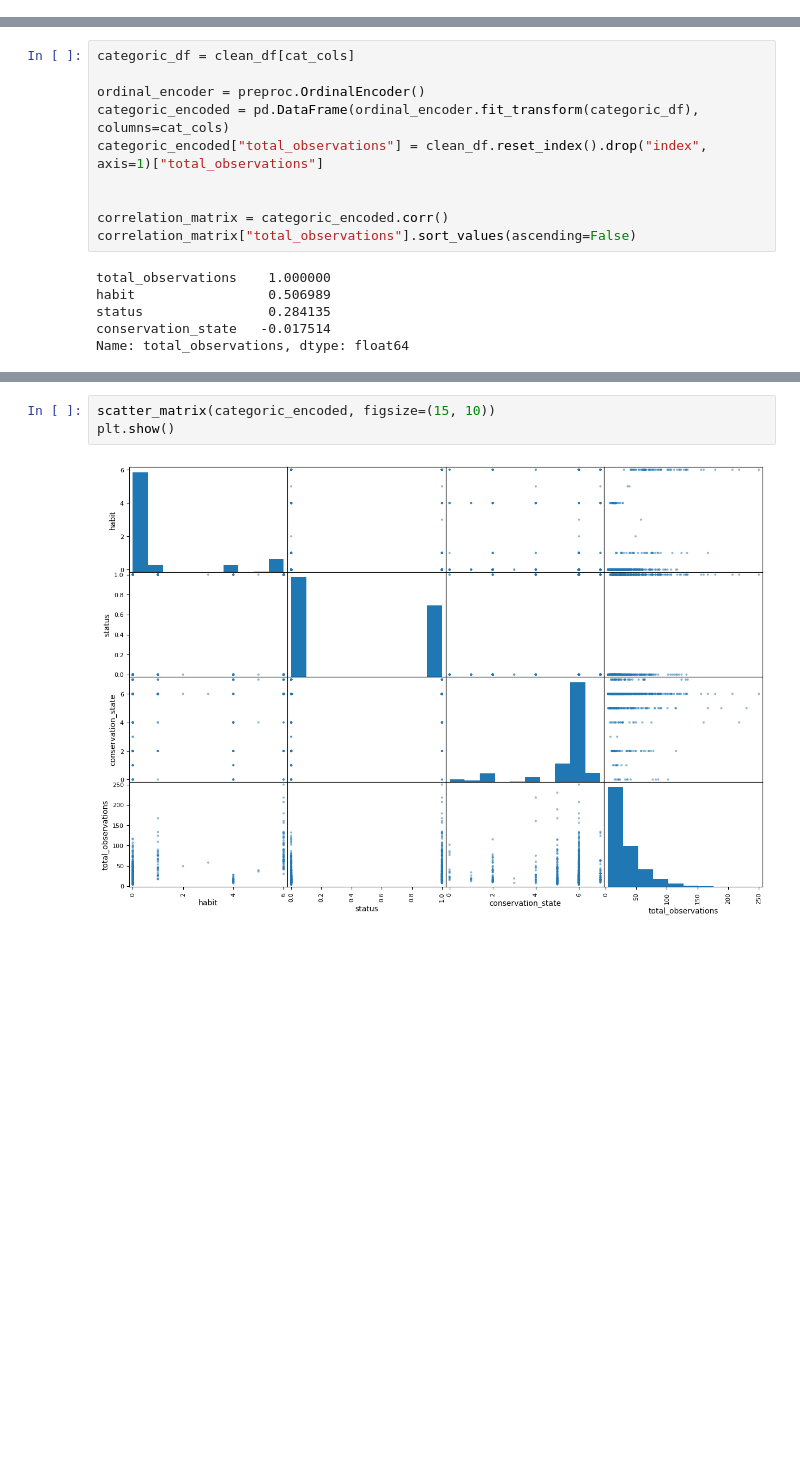
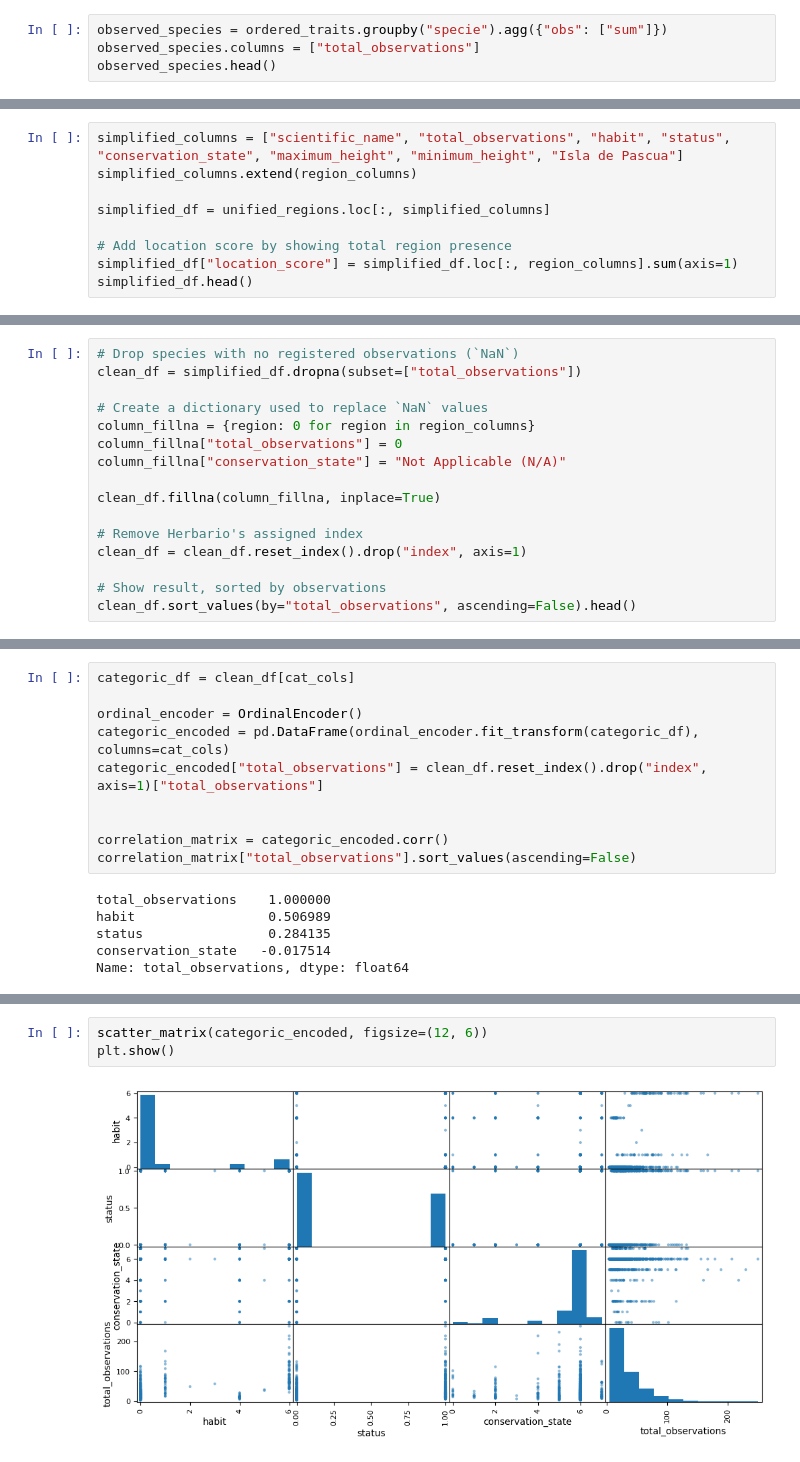
Before and after one commit to flawedvice/rasgos-cl-analysis, a Jupyter notebook: analysis.ipynb, the cells around one changed output, grey strips where cells are left out. Saved outputs shown, nothing was run; the diff lists cells and outputs as text; blank space fills up the shorter version.

```diff
--- a/analysis.ipynb
+++ b/analysis.ipynb
@@ -170,0 +286,4 @@ memory usage: 106.6+ KB
+# %%
+observed_species = ordered_traits.groupby("specie").agg({"obs": ["sum"]})
+observed_species.columns = ["total_observations"]
+observed_species.head()
@@ -426,0 +473,9 @@ plt.show()
+# %%
+simplified_columns = ["scientific_name", "total_observations", "habit", "status", "conservation_state", "maximum_height", "minimum_height", "Isla de Pascua"]
+simplified_columns.extend(region_columns)
+
+simplified_df = unified_regions.loc[:, simplified_columns]
+
+# Add location score by showing total region presence
+simplified_df["location_score"] = simplified_df.loc[:, region_columns].sum(axis=1)
+simplified_df.head()
@@ -426,0 +494,16 @@ plt.show()
+# %%
+# Drop species with no registered observations (`NaN`)
+clean_df = simplified_df.dropna(subset=["total_observations"])
+
+# Create a dictionary used to replace `NaN` values
+column_fillna = {region: 0 for region in region_columns}
+column_fillna["total_observations"] = 0
+column_fillna["conservation_state"] = "Not Applicable (N/A)"
+
+clean_df.fillna(column_fillna, inplace=True)
+
+# Remove Herbario's assigned index
+clean_df = clean_df.reset_index().drop("index", axis=1)
+
+# Show result, sorted by observations
+clean_df.sort_values(by="total_observations", ascending=False).head()
@@ -445,7 +706,7 @@ plt.show()
 # %%
 categoric_df = clean_df[cat_cols]
 
-ordinal_encoder = preproc.OrdinalEncoder()
+ordinal_encoder = OrdinalEncoder()
 categoric_encoded = pd.DataFrame(ordinal_encoder.fit_transform(categoric_df), columns=cat_cols)
 categoric_encoded["total_observations"] = clean_df.reset_index().drop("index", axis=1)["total_observations"]
 
@@ -461,5 +724,5 @@ Name: total_observations, dtype: float64
 # %%
-scatter_matrix(categoric_encoded, figsize=(15, 10))
+scatter_matrix(categoric_encoded, figsize=(12, 6))
 plt.show()
 # %% [output]
-[figure, old version]
+[figure, new version]
```
Also changed, not shown: parts of 145 cells of this notebook.
